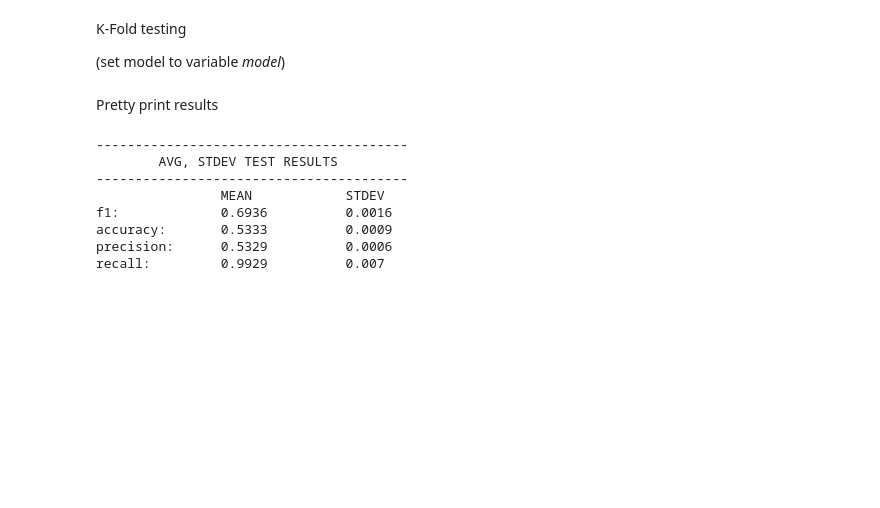
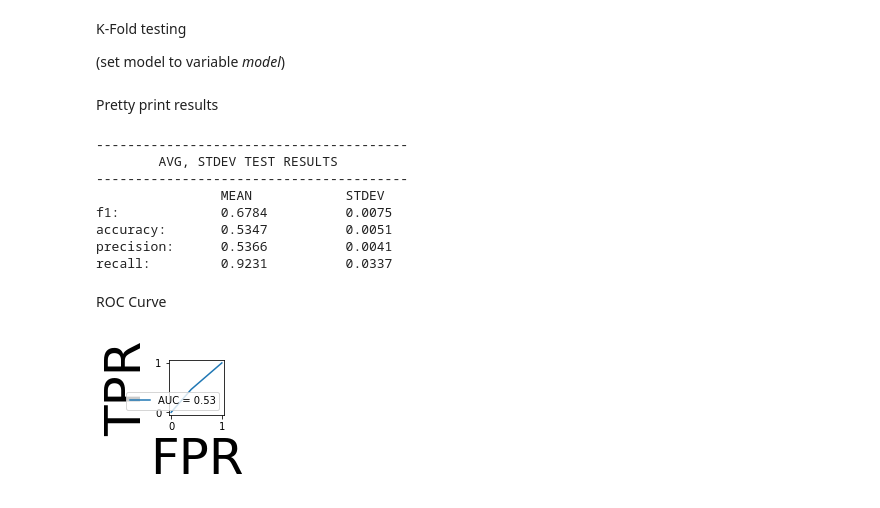
Before and after one commit to mjrog3/amazonawesomeness, a Jupyter notebook: ProjectNotebook.ipynb, the cells around one changed output. Cells and saved outputs as stored; diff of their text form; code cells hidden in the pictures; blank space fills up the shorter version.

Commit message:
ROC curve graphing

```diff
--- a/ProjectNotebook.ipynb
+++ b/ProjectNotebook.ipynb
@@ -299,7 +300,7 @@ avgSentiment                   Avg_Sentiment
 
 #enter any features to be combined here!
 #   They must be pd dataFrames with the 'asin' column for this to work
-features = [reviewCount,with_image_percentage,percent_verified,total_votes,avgSentiment]#reviewlength,percentCap,actualAwesomeness]
+features = [reviewCount,with_image_percentage,percent_verified,total_votes,avgSentiment,reviewlength,percentCap,actualAwesomeness]
 
 z = x['asin']
 for f in features:
@@ -313,8 +314,6 @@ temp = temp.groupby("asin").mean()
 # merged_x = temp.drop(['asin','awesomeness'], axis=1)
 merged_x = temp.drop(['awesomeness'], axis=1)
 merged_y = temp["awesomeness"]
-
-merged_x = merged_x.dropna() #not sure why but need this, since 2 rows are empty
 # %% [markdown]
 Test example:
 
@@ -509,7 +525,24 @@ for m in scoring:
         AVG, STDEV TEST RESULTS
 ----------------------------------------
                 MEAN            STDEV
-f1:             0.6936          0.0016
-accuracy:       0.5333          0.0009
-precision:      0.5329          0.0006
-recall:         0.9929          0.007
+f1:             0.6784          0.0075
+accuracy:       0.5347          0.0051
+precision:      0.5366          0.0041
+recall:         0.9231          0.0337
+# %% [markdown]
+ROC Curve
+# %%
+x_train, x_test, y_train, y_test = train_test_split(merged_x, merged_y, test_size=0.5, random_state=0)
+y_pred = model.fit(x_train, y_train).predict(x_test)
+
+fpr, tpr, thresholds = metrics.roc_curve(y_test,y_pred)
+AUROC = metrics.auc(fpr, tpr)
+
+display = metrics.RocCurveDisplay(fpr=fpr,tpr=tpr,roc_auc=AUROC)
+
+display.plot()
+plt.xlabel('FPR', fontsize=50)
+plt.ylabel('TPR', fontsize=50)
+plt.show()
+# %% [output]
+[figure, added]
```
Also changed, not shown: parts of 7 cells of this notebook.
